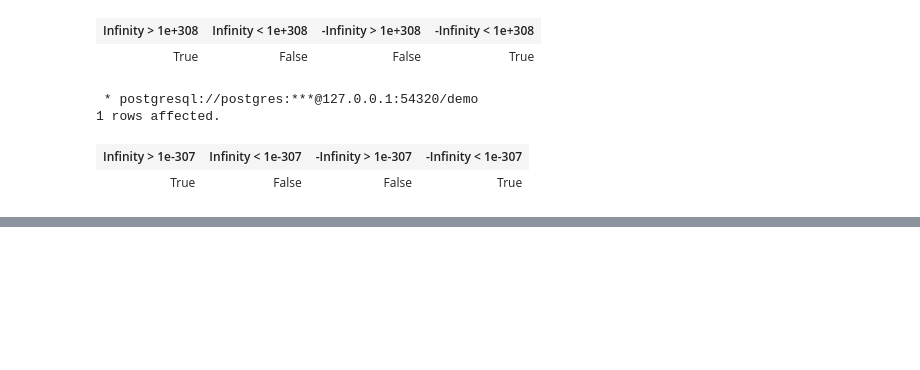
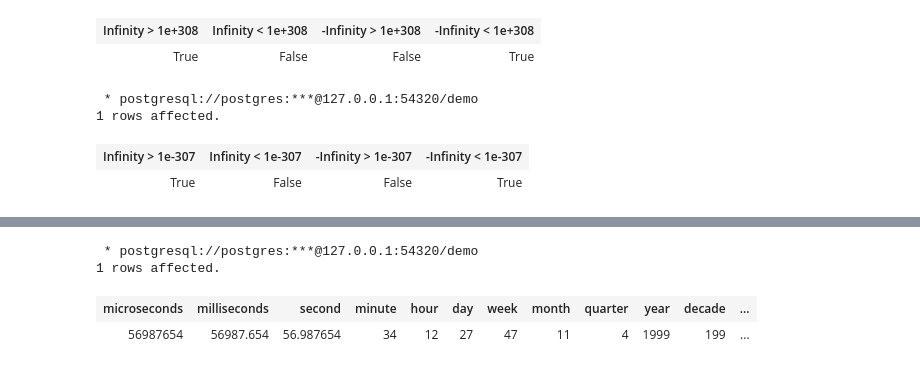
Before and after one commit to vowatchka/postgres_basic, a Jupyter notebook: practices/4_postgres_datatypes.ipynb, the cells around one changed output, grey strips where cells are left out. Drawn from its saved outputs; the diff is of its cells as text; code cells hidden in the pictures; blank space fills up the shorter version.

Commit message:
4 postgres datatypes: tasks 6-31 completed

```diff
--- a/practices/4_postgres_datatypes.ipynb
+++ b/practices/4_postgres_datatypes.ipynb
@@ -170,0 +584,21 @@ SELECT
+# %%
+%%sql
+SELECT
+    extract('microseconds' from timestamp '1999-11-27 12:34:56.987654') as microseconds
+    ,extract('milliseconds' from timestamp '1999-11-27 12:34:56.987654') as milliseconds
+    ,extract('second' from timestamp '1999-11-27 12:34:56.987654') as second
+    ,extract('minute' from timestamp '1999-11-27 12:34:56.987654') as minute
+    ,extract('hour' from timestamp '1999-11-27 12:34:56.987654') as hour
+    ,extract('day' from timestamp '1999-11-27 12:34:56.987654') as day
+    ,extract('week' from timestamp '1999-11-27 12:34:56.987654') as week
+    ,extract('month' from timestamp '1999-11-27 12:34:56.987654') as month
+    ,extract('quarter' from timestamp '1999-11-27 12:34:56.987654') as quarter
+    ,extract('year' from timestamp '1999-11-27 12:34:56.987654') as year
+    ,extract('decade' from timestamp '1999-11-27 12:34:56.987654') as decade
+    ,extract('century' from timestamp '1999-11-27 12:34:56.987654') as century
+    ,extract('millennium' from timestamp '1999-11-27 12:34:56.987654') as millennium;
+# %% [output]
+ * postgresql://postgres:***@127.0.0.1:54320/demo
+1 rows affected.
+| microseconds | milliseconds | second | minute | hour | day | week | month | quarter | year | decade | ... |
+| 56987654 | 56987.654 | 56.987654 | 34 | 12 | 27 | 47 | 11 | 4 | 1999 | 199 | ... |
```
Also changed, not shown: parts of 49 cells of this notebook.
